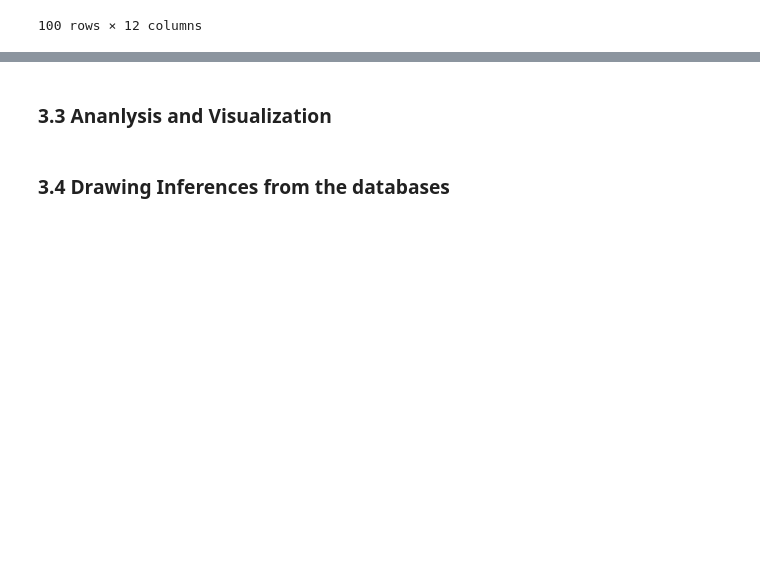
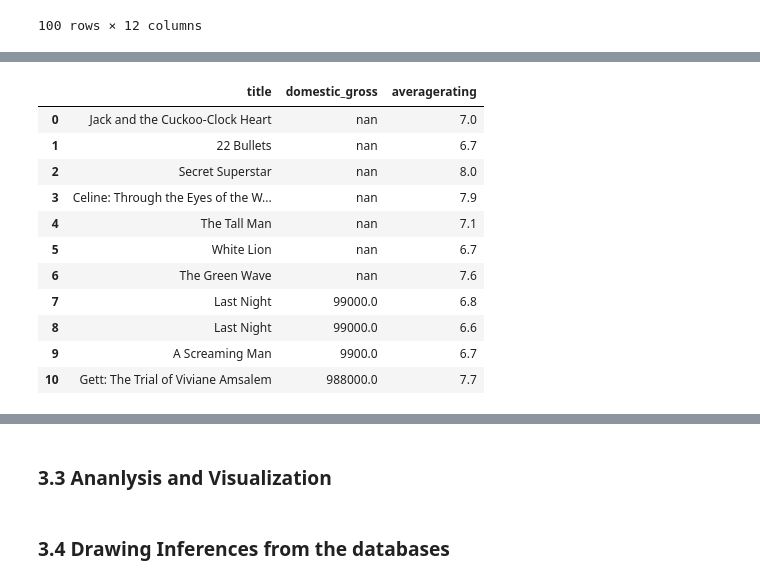
Before and after one commit to phelanthropus/Microsoft-Analysis, a Jupyter notebook: Microsoft Analysis.ipynb, the cells around one changed output, grey strips where cells are left out. Cells and saved outputs as stored; diff of their text form; code cells hidden in the pictures; blank space fills up the shorter version.

```diff
--- a/Microsoft Analysis.ipynb
+++ b/Microsoft Analysis.ipynb
@@ -661,0 +704,26 @@ plt.show()
+# %%
+last_query = """
+SELECT title, domestic_gross, averagerating
+FROM bom
+INNER JOIN movie_basics
+ON bom.title = movie_basics.primary_title OR bom.title = movie_basics.original_title
+INNER JOIN movie_ratings
+ON movie_basics.movie_id = movie_ratings.movie_id
+WHERE numvotes>100 AND averagerating>6.5 AND domestic_gross >0
+ORDER BY domestic_gross DESC
+LIMIT 11;
+"""
+pd.read_sql(last_query,conn)
+# %% [output]
+|  | title | domestic_gross | averagerating |
+| 0 | Jack and the Cuckoo-Clock Heart | nan | 7.0 |
+| 1 | 22 Bullets | nan | 6.7 |
+| 2 | Secret Superstar | nan | 8.0 |
+| 3 | Celine: Through the Eyes of the W... | nan | 7.9 |
+| 4 | The Tall Man | nan | 7.1 |
+| 5 | White Lion | nan | 6.7 |
+| 6 | The Green Wave | nan | 7.6 |
+| 7 | Last Night | 99000.0 | 6.8 |
+| 8 | Last Night | 99000.0 | 6.6 |
+| 9 | A Screaming Man | 9900.0 | 6.7 |
+| 10 | Gett: The Trial of Viviane Amsalem | 988000.0 | 7.7 |
```
Also changed, not shown: parts of 12 cells of this notebook.
